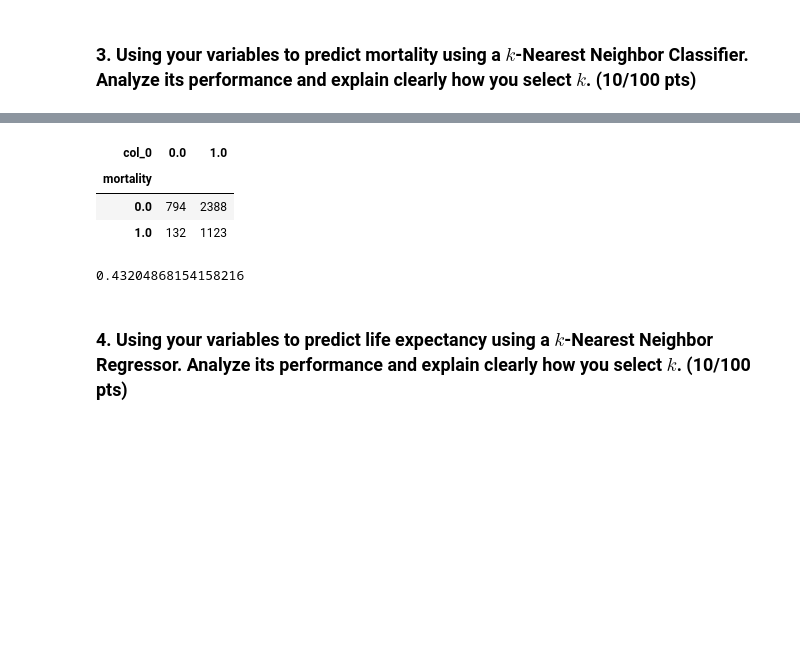
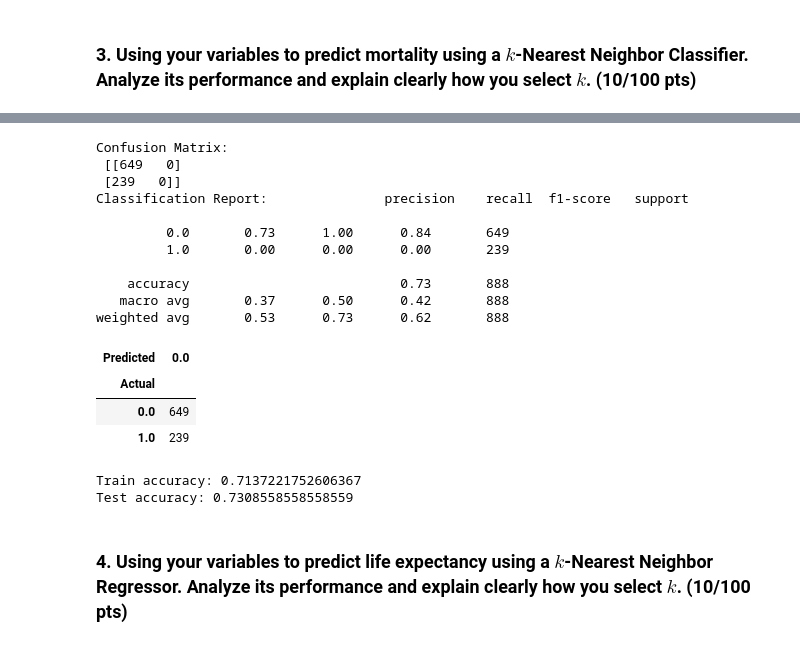
Before and after one commit to swt2vv/ds3021-project1, a Jupyter notebook: project_1_bsds.ipynb, the cells around one changed output, grey strips where cells are left out. Saved outputs shown, nothing was run; the diff lists cells and outputs as text; code cells hidden in the pictures; blank space fills up the shorter version.

Commit message:
Question 3 updates, making model accuracy better as well as finding commenting it out

```diff
--- a/project_1_bsds.ipynb
+++ b/project_1_bsds.ipynb
@@ -349,0 +352,17 @@ for k in k_range:
+# %%
+import numpy as np
+import matplotlib.pyplot as plt
+
+#k that is best test accuracy
+Goat_k = k_range[int(np.argmax(test_accuracy))]
+
+print("GOATED k (based on test accuracy):", Goat_k)
+print("Best test accuracy:", max(test_accuracy))
+
+plt.plot(k_range, train_accuracy, marker="o", label="Train Accuracy")
+plt.plot(k_range, test_accuracy, marker="o", label="Test Accuracy")
+plt.xlabel("Number of Neighbors (k)")
+plt.ylabel("Accuracy")
+plt.title("kNN Classifier: Accuracy vs k")
+plt.legend()
+plt.show()
@@ -350,15 +373,41 @@ for k in k_range:
 # %%
-# after we figure out the best k we should evaluate its accuracy using crosstab/model.score
-pd.crosstab(y, yHat)
+from sklearn.metrics import confusion_matrix, classification_report
+
+# Refit model using the GOAT k
+GOAT_model = Pipeline([
+    ("scaler", StandardScaler()),
+    ("knn", KNeighborsClassifier(n_neighbors=Goat_k))
+])
+
+GOAT_model.fit(x_train, y_train)
+yHat = GOAT_model.predict(x_test)
+
+# Evaluate classification performance
+print("Confusion Matrix:\n", confusion_matrix(y_test, yHat))
+print("Classification Report:", classification_report(y_test, yHat))
+pd.crosstab(y_test, yHat, rownames=["Actual"], colnames=["Predicted"])
 # %% [output]
+Confusion Matrix:
+ [[649   0]
+ [239   0]]
+Classification Report:               precision    recall  f1-score   support
+
+         0.0       0.73      1.00      0.84       649
+         1.0       0.00      0.00      0.00       239
+
+    accuracy                           0.73       888
+   macro avg       0.37      0.50      0.42       888
+weighted avg       0.53      0.73      0.62       888
-| col_0 | 0.0 | 1.0 |
-| mortality |  |  |
-| 0.0 | 794 | 2388 |
-| 1.0 | 132 | 1123 |
+| Predicted | 0.0 |
+| Actual |  |
+| 0.0 | 649 |
+| 1.0 | 239 |
 # %%
-model.score(x, y)
+print("Train accuracy:", best_model.score(x_train, y_train))
+print("Test accuracy:", best_model.score(x_test, y_test))
 # %% [output]
-0.43204868154158216
+Train accuracy: 0.7137221752606367
+Test accuracy: 0.7308558558558559
 # %% [markdown]
 ### 4. Using your variables to predict life expectancy using a $k$-Nearest Neighbor Regressor. Analyze its performance and explain clearly how you select $k$. (10/100 pts)
 # %%
```
Also changed, not shown: parts of 3 cells of this notebook.
